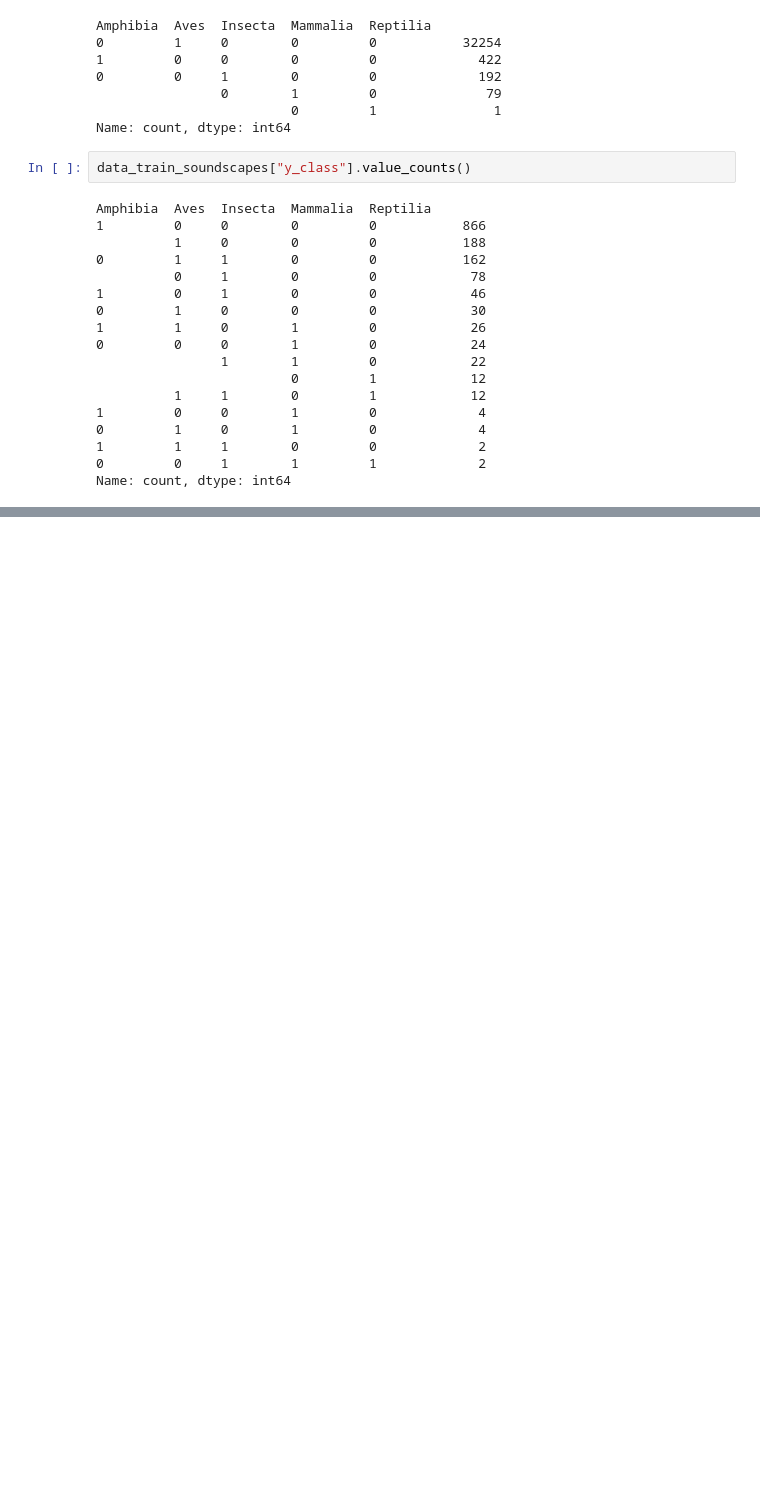
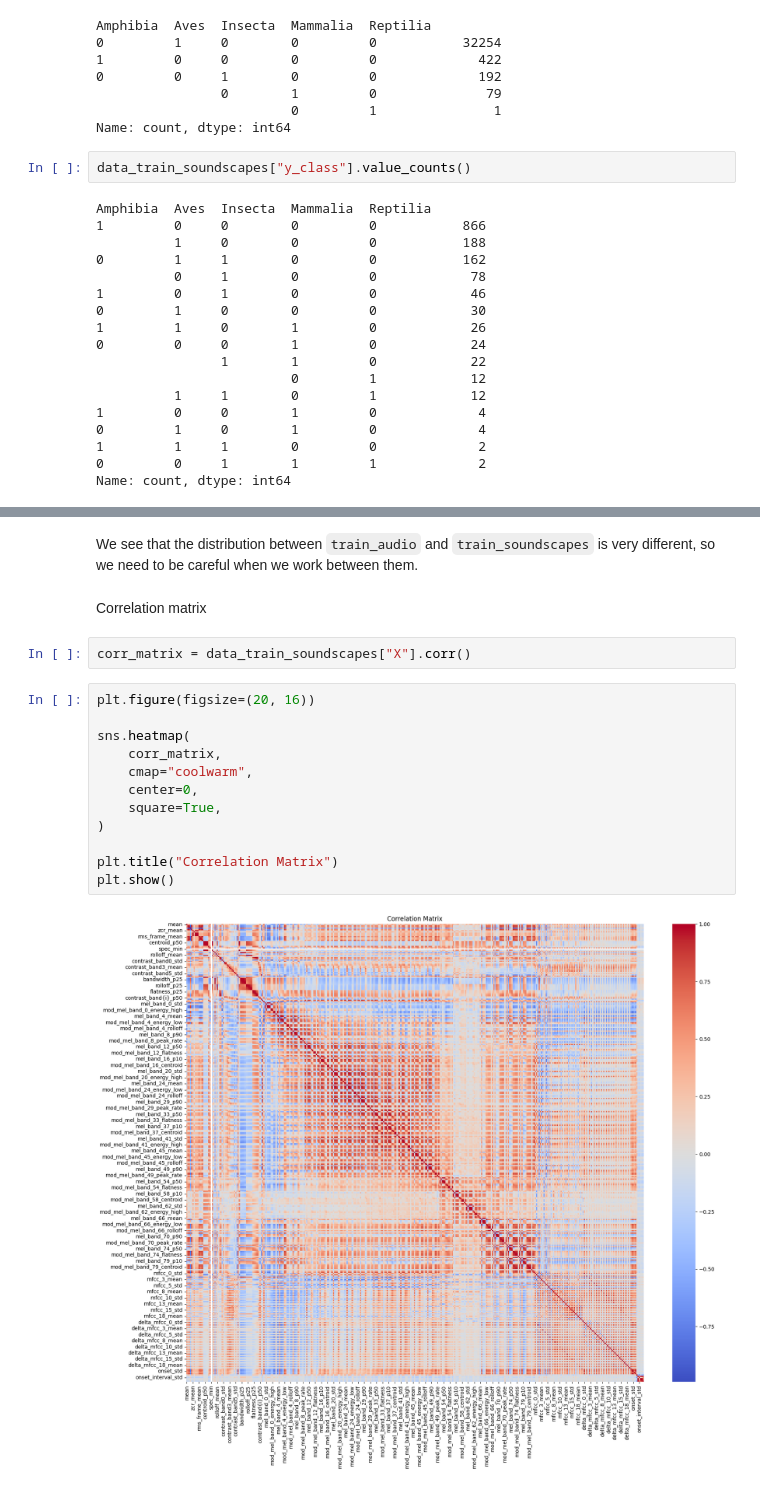
Before and after one commit to vlad-antipin/bioacoustic-species-detection, a Jupyter notebook: notebooks/03-eda.ipynb, the cells around one changed output, grey strips where cells are left out. Saved outputs shown, nothing was run; the diff lists cells and outputs as text; blank space fills up the shorter version.

```diff
--- a/notebooks/03-eda.ipynb
+++ b/notebooks/03-eda.ipynb
@@ -39,0 +204,20 @@ Name: count, dtype: int64
+# %% [markdown]
+We see that the distribution between `train_audio` and `train_soundscapes` is very different, so we need to be careful when we work between them.
+# %% [markdown]
+Correlation matrix
+# %%
+corr_matrix = data_train_soundscapes["X"].corr()
+# %%
+plt.figure(figsize=(20, 16))
+
+sns.heatmap(
+    corr_matrix,
+    cmap="coolwarm",
+    center=0,
+    square=True,
+)
+
+plt.title("Correlation Matrix")
+plt.show()
+# %% [output]
+[figure, added]
```
Also changed, not shown: parts of 25 cells of this notebook.
